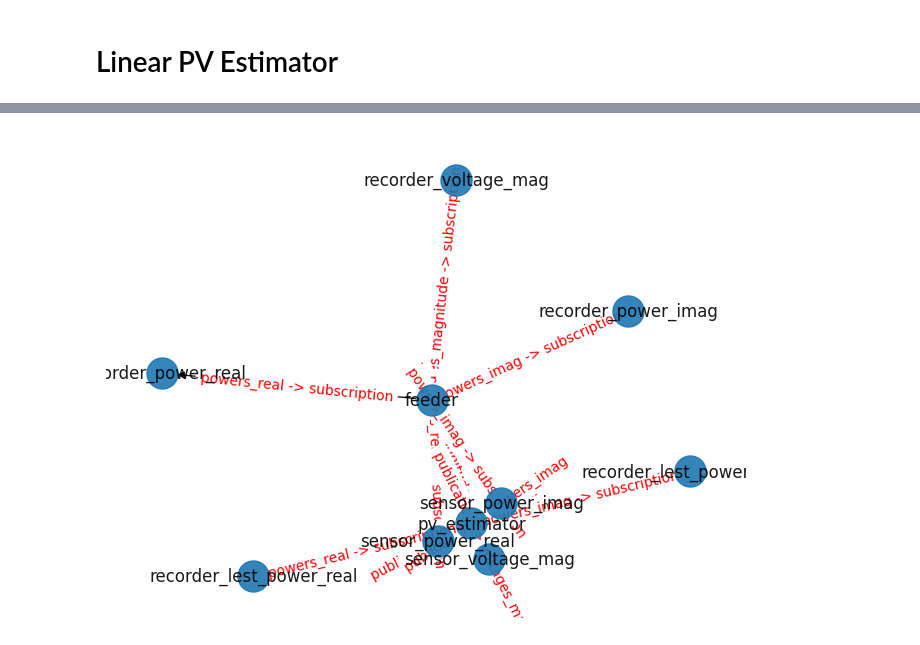
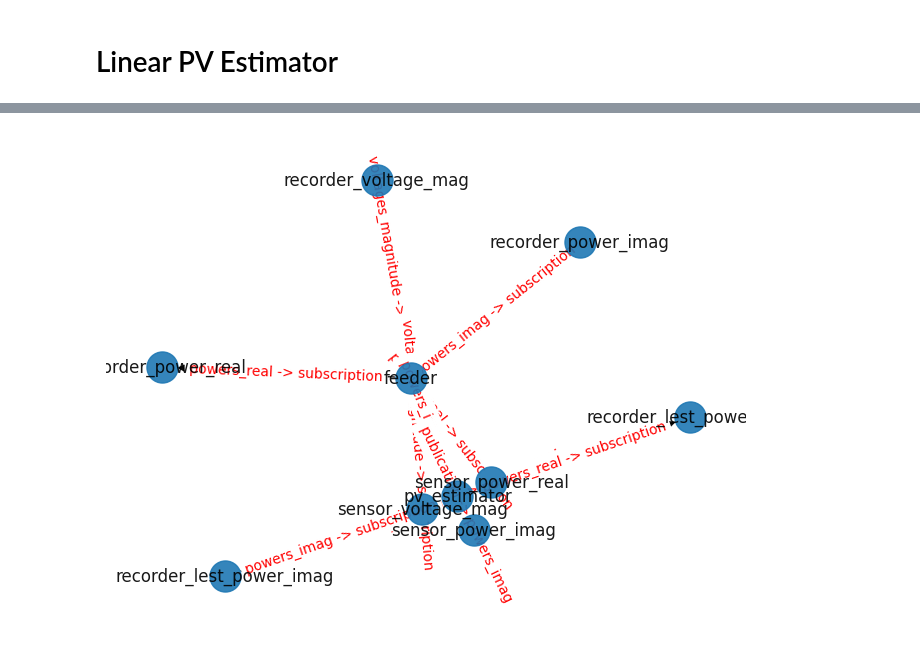
Before and after one commit to pnnl/oedisi_dopf, a Jupyter notebook: pv_estimator.ipynb, the cells around one changed output, grey strips where cells are left out. Drawn from its saved outputs; the diff is of its cells as text; code cells hidden in the pictures.

```diff
--- a/pv_estimator.ipynb
+++ b/pv_estimator.ipynb
@@ -37,14 +37,14 @@ for idx, scenario in enumerate(SCENARIOS):
 # %%
-index = 18
+index = 11
 SCENARIO = SCENARIOS[index]
 
 path = f"{SCENARIO_DIR}{SCENARIO}"
 with open(f"{path}/system.json") as f:
     wiring_diagram = wiring_diagram_utils.WiringDiagram.parse_obj(json.load(f))
 
 wiring_diagram_utils.plot_graph_matplotlib(wiring_diagram)
 # %% [output]
-[figure, old version]
+[figure, new version]
 # %%
 os.system(f"oedisi build --system {path}/system.json --component-dict {path}/components.json --target-directory build_{SCENARIO}")
 # %% [output]
```
Also changed, not shown: parts of 8 cells of this notebook, 1 other file.
